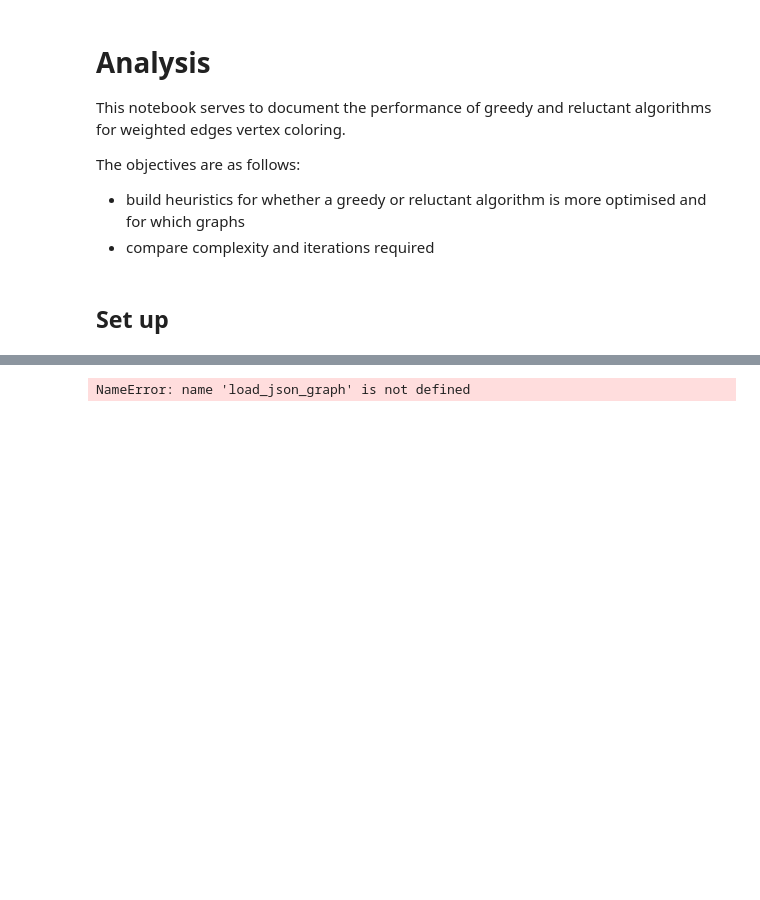
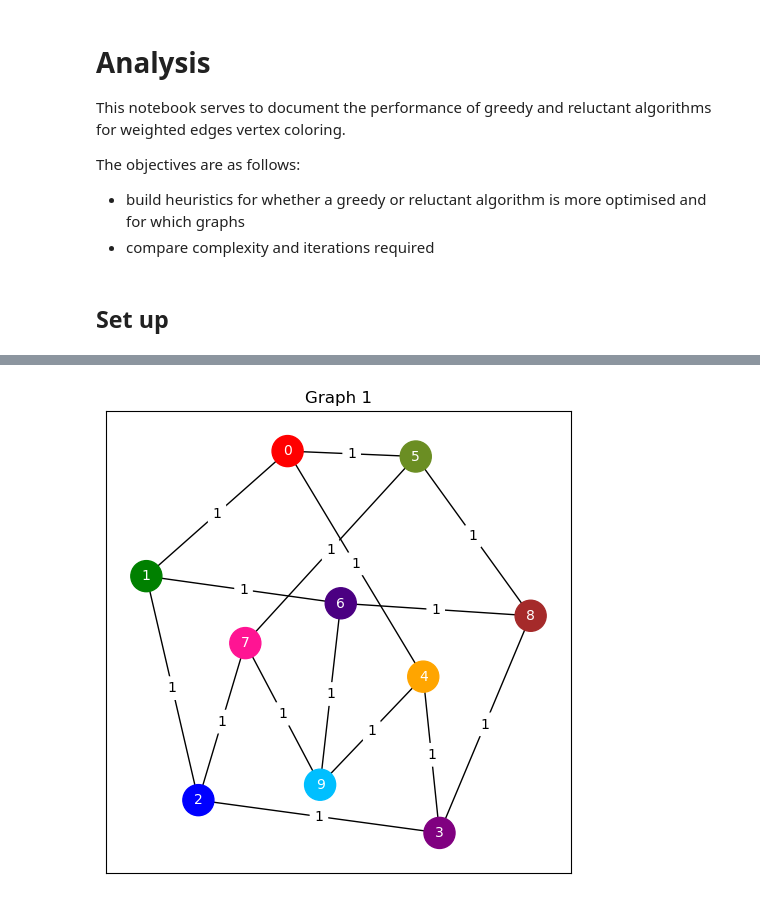
Before and after one commit to xie-yuxuan/Heuristics-for-combinatorial-optimisation, a Jupyter notebook: notebooks/analysis.ipynb, the cells around one changed output, grey strips where cells are left out. Saved outputs shown, nothing was run; the diff lists cells and outputs as text; code cells hidden in the pictures; blank space fills up the shorter version.

Commit message:
finished graph representation

```diff
--- a/notebooks/analysis.ipynb
+++ b/notebooks/analysis.ipynb
@@ -21,7 +18,14 @@ TypeError: '_AxesStack' object is not callable
+# %%
+# Graph and color map paths
+graph_1_json_path = 'C:/Users/Yuxuan Xie/Desktop/Heuristics for combinatorial optimisation/Heuristics-for-combinatorial-optimisation/data/sample_graphs/graph1.json'
+color_map_path = 'C:/Users/Yuxuan Xie/Desktop/Heuristics for combinatorial optimisation/Heuristics-for-combinatorial-optimisation/data/color_map.json'
+
+graph_1, graph_1_name = load_json_graph(graph_1_json_path)
+color_map = load_color_map(color_map_path)
+
+draw_graph(graph_1, graph_1_name)
+# %% [output]
+[figure, added]
 # %%
-graph_1 = load_json_graph('C:/Users/Yuxuan Xie/Desktop/Heuristics for combinatorial optimisation/Heuristics-for-combinatorial-optimisation/data/sample_graphs/graph1.json')
-draw_graph(graph_1)
 
 # TODO changes to imported modules not effective without kernel restart
-# %% [output]
-NameError: name 'load_json_graph' is not defined
```
Also changed, not shown: parts of 1 cell of this notebook, 8 other files.
